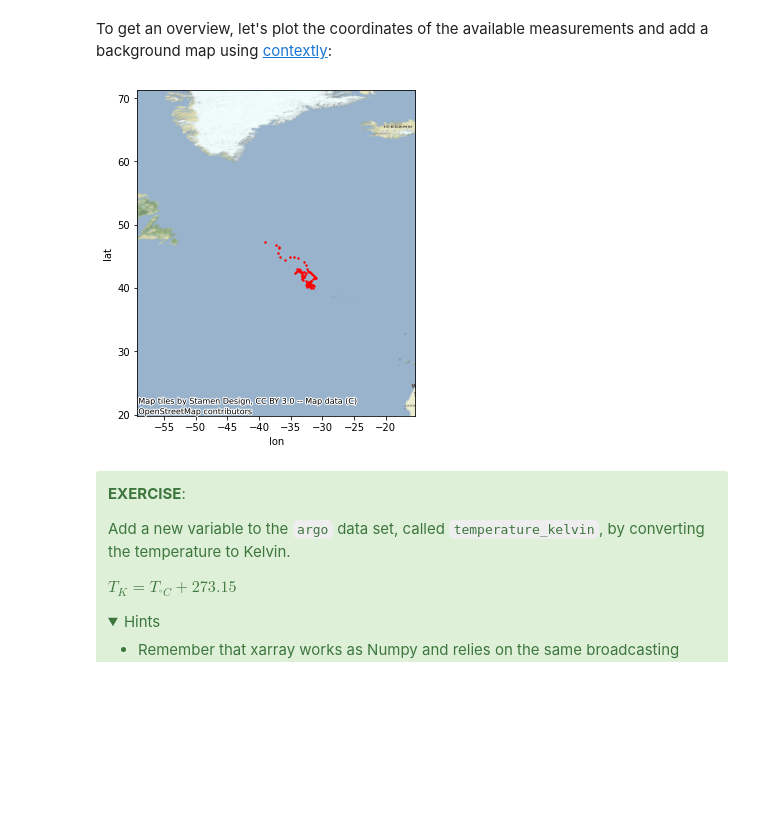
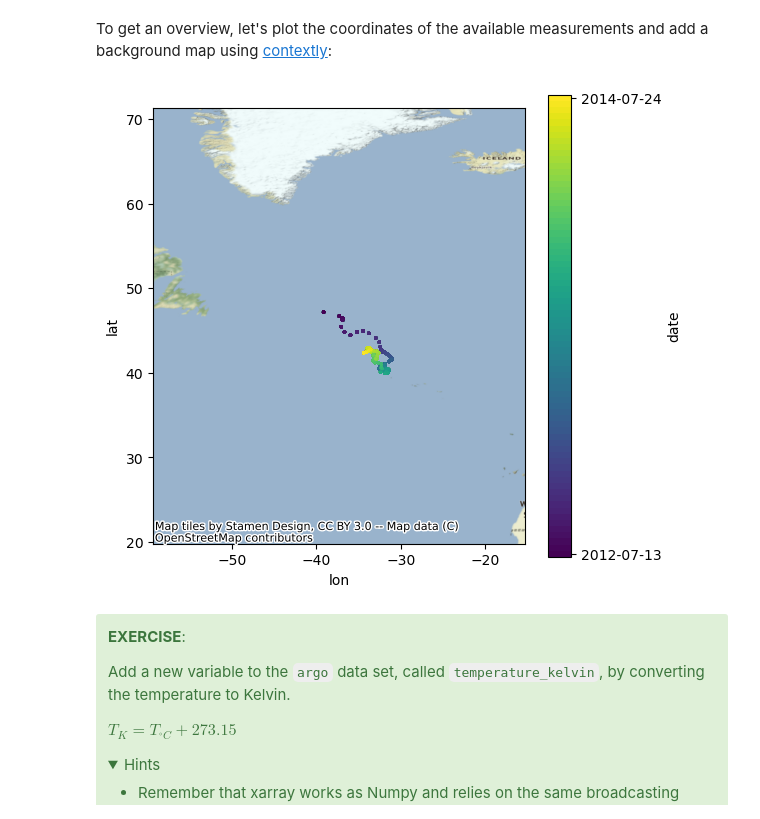
Before and after one commit to jorisvandenbossche/course-python-geospatial, a Jupyter notebook: notebooks/case-argo-sea-floats.ipynb, the cells around one changed output. Drawn from its saved outputs; the diff is of its cells as text; code cells hidden in the pictures; folded sections open; blank space fills up the shorter version.

Commit message:
Update argo sea float case study

```diff
--- a/notebooks/case-argo-sea-floats.ipynb
+++ b/notebooks/case-argo-sea-floats.ipynb
@@ -48,20 +48,29 @@ To get an overview, let's plot the coordinates of the available measurements and
 # %%
 import contextily as cx
 from pyproj import CRS
 crs = CRS.from_epsg(4326)
 
 fig, ax = plt.subplots(figsize=(6, 6))
-argo.plot.scatter(x='lon', y='lat', ax=ax, color='red', s=2)
+scat = argo.plot.scatter(x='lon', y='lat', ax=ax, c='date', s=2,
+                         add_colorbar=True, add_legend=False, edgecolor=None)
 
 # Custom adjustments of the limits, as we are in the middle of the ocean
 xmin, xmax = ax.get_xlim()
 ymin, ymax = ax.get_ylim()
 ax.set_xlim(xmin*1.5, xmax*0.5)
 ax.set_ylim(ymin*0.5, ymax*1.5)
 
 cx.add_basemap(ax, crs=crs.to_string())
+
+# small 'hack' to overcome the overload of ticklabels on the colorbar
+current_ticks = ax.collections[0].colorbar.get_ticks()
+d_dates = np.datetime_as_string(argo.date.data, unit='D')
+ax.collections[0].colorbar.set_ticks(
+    ticks=[current_ticks[0], current_ticks[-1]],
+    labels=[d_dates[0], d_dates[-1]]
+)
 # %% [output]
-[figure, old version]
+[figure, new version]
 # %% [markdown]
 <div class="alert alert-success">
 
```
Also changed, not shown: parts of 16 cells of this notebook, 1 other file.
